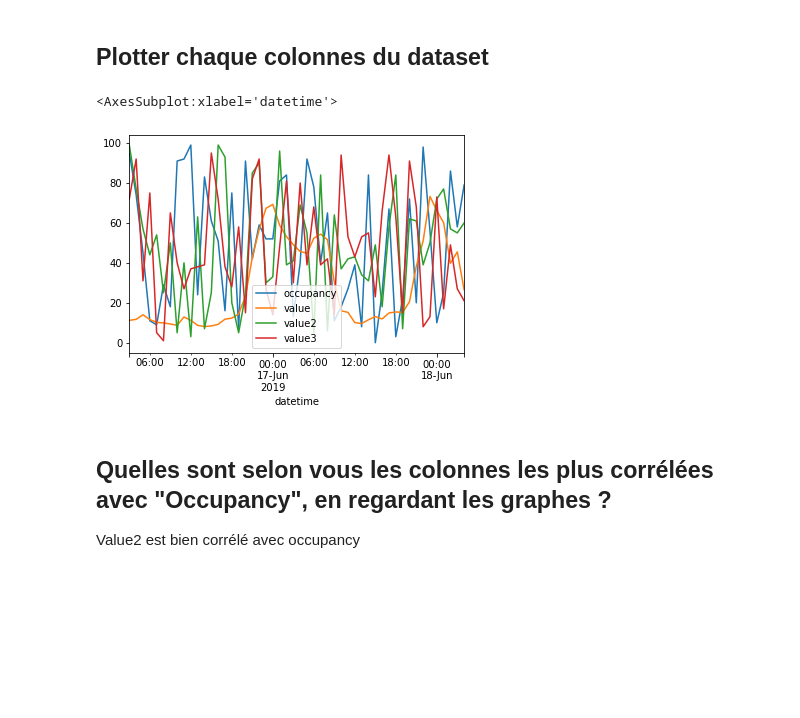
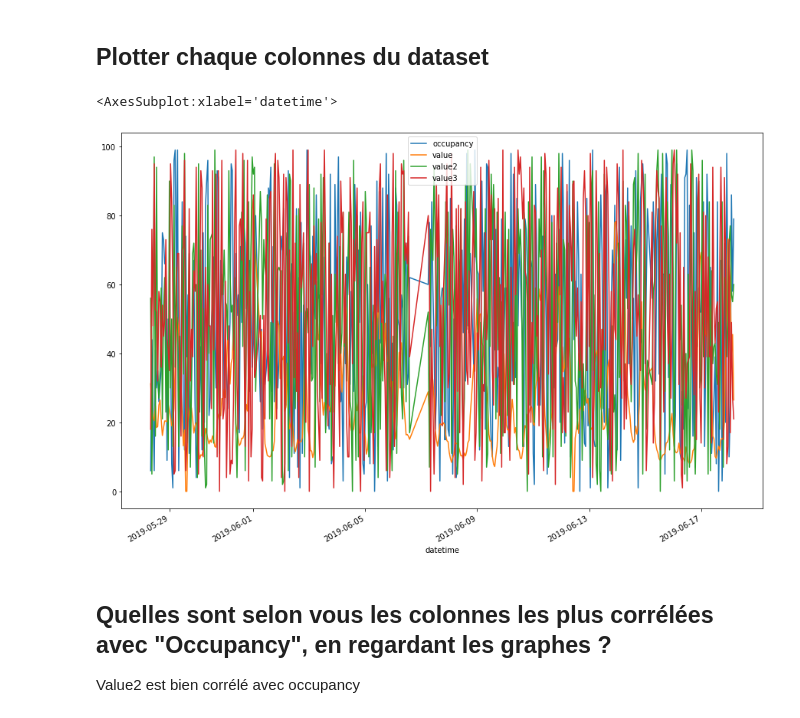
Before and after one commit to owencalvin/abstracts, a Jupyter notebook: data_acquisition/time_series/exam_time_series/exam_time_series.ipynb, the cells around one changed output. Saved outputs shown, nothing was run; the diff lists cells and outputs as text; code cells hidden in the pictures; blank space fills up the shorter version.

```diff
--- a/data_acquisition/time_series/exam_time_series/exam_time_series.ipynb
+++ b/data_acquisition/time_series/exam_time_series/exam_time_series.ipynb
@@ -57,11 +62,10 @@ Number of columns: 4
 # %% [markdown]
 ## Plotter chaque colonnes du dataset
 # %%
-# TODO: remove .head(n)
-df[["occupancy", "value", "value2", "value3"]].head(50).plot()
+df[["occupancy", "value", "value2", "value3"]].plot(figsize=(15, 10))
 # %% [output]
 <AxesSubplot:xlabel='datetime'>
-[figure, old version]
+[figure, new version]
 # %% [markdown]
 ## Quelles sont selon vous les colonnes les plus corrélées avec "Occupancy", en regardant les graphes ?
 Value2 est bien corrélé avec occupancy
```
Also changed, not shown: parts of 5 cells of this notebook.
